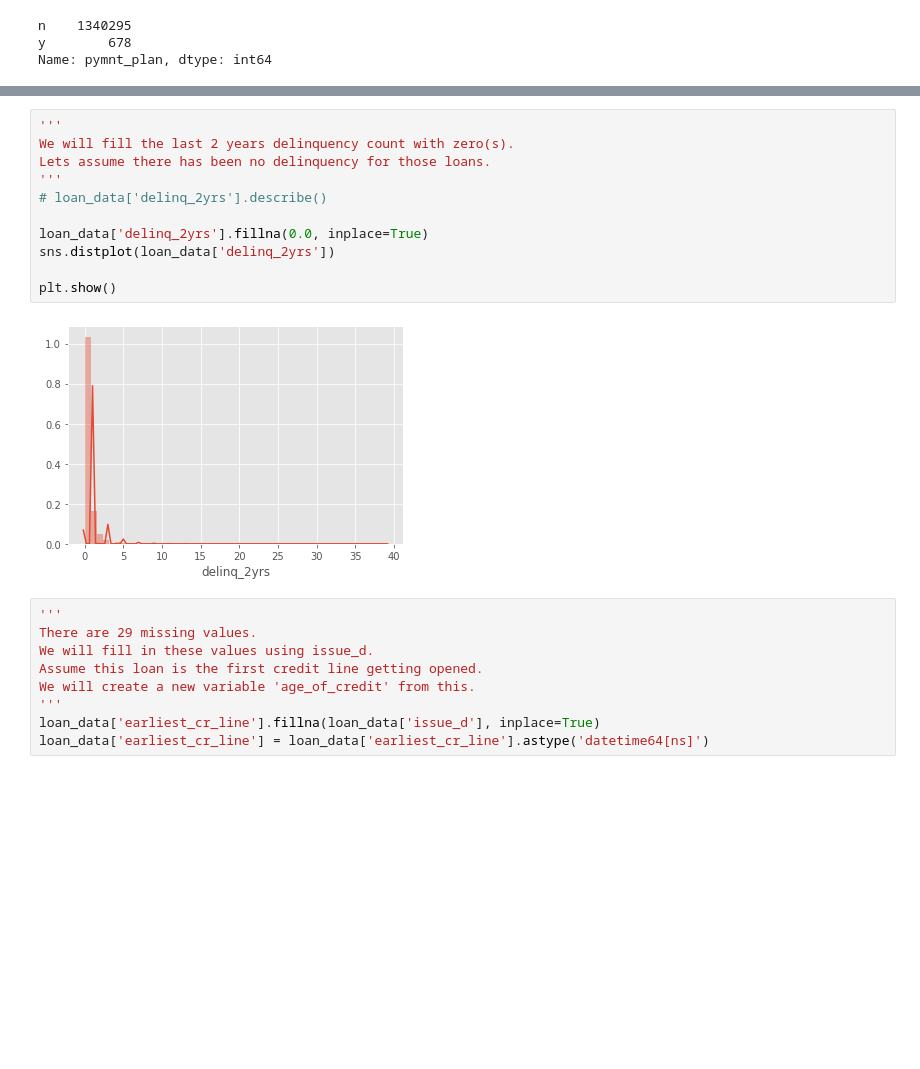
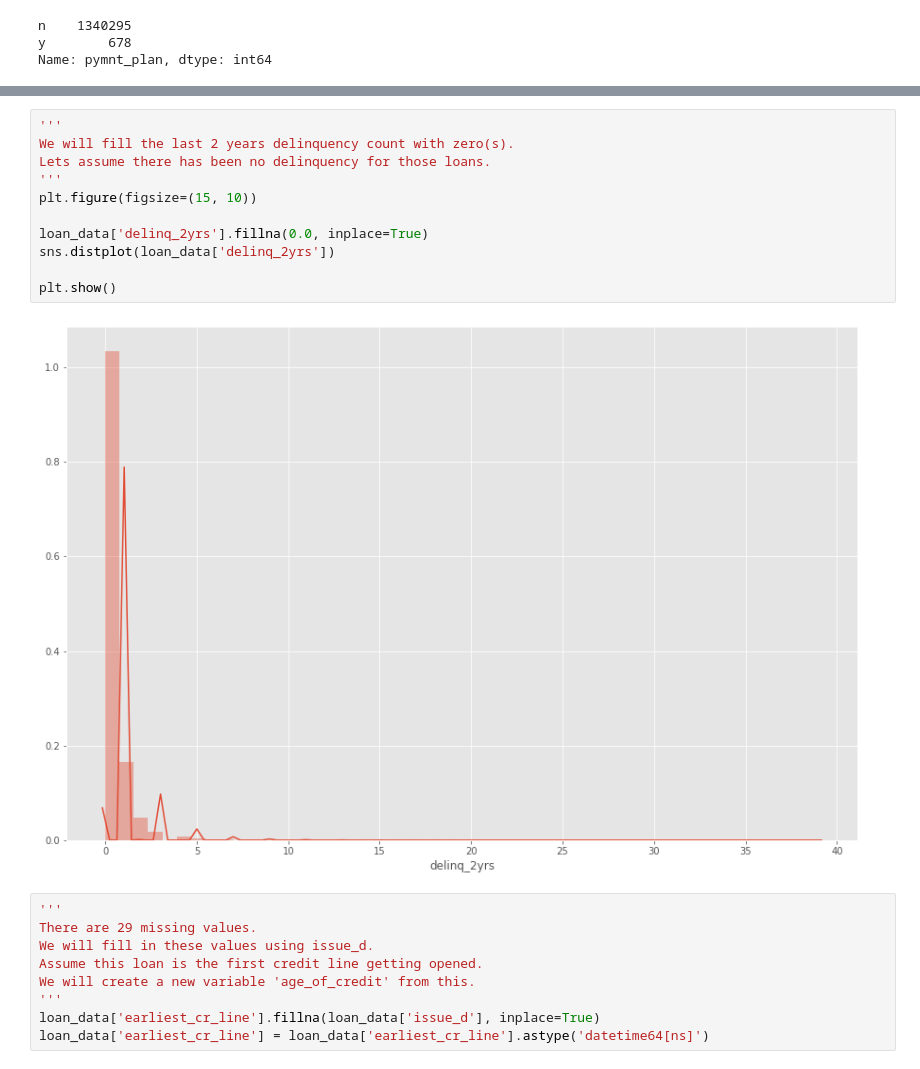
Before and after one commit to sanatanonline/pynb-codes, a Jupyter notebook: src/lending club/01 Initial Analysis.ipynb, the cells around one changed output, grey strips where cells are left out. Cells and saved outputs as stored; diff of their text form; blank space fills up the shorter version.

```diff
--- a/src/lending club/01 Initial Analysis.ipynb
+++ b/src/lending club/01 Initial Analysis.ipynb
@@ -351,16 +360,16 @@ plt.show()
 # %%
 '''
 We will fill the last 2 years delinquency count with zero(s).
 Lets assume there has been no delinquency for those loans.
 '''
-# loan_data['delinq_2yrs'].describe()
+plt.figure(figsize=(15, 10))
 
 loan_data['delinq_2yrs'].fillna(0.0, inplace=True)
 sns.distplot(loan_data['delinq_2yrs'])
 
 plt.show()
 # %% [output]
-[figure, old version]
+[figure, new version]
 # %%
 '''
 There are 29 missing values.
```
Also changed, not shown: parts of 23 cells of this notebook.
